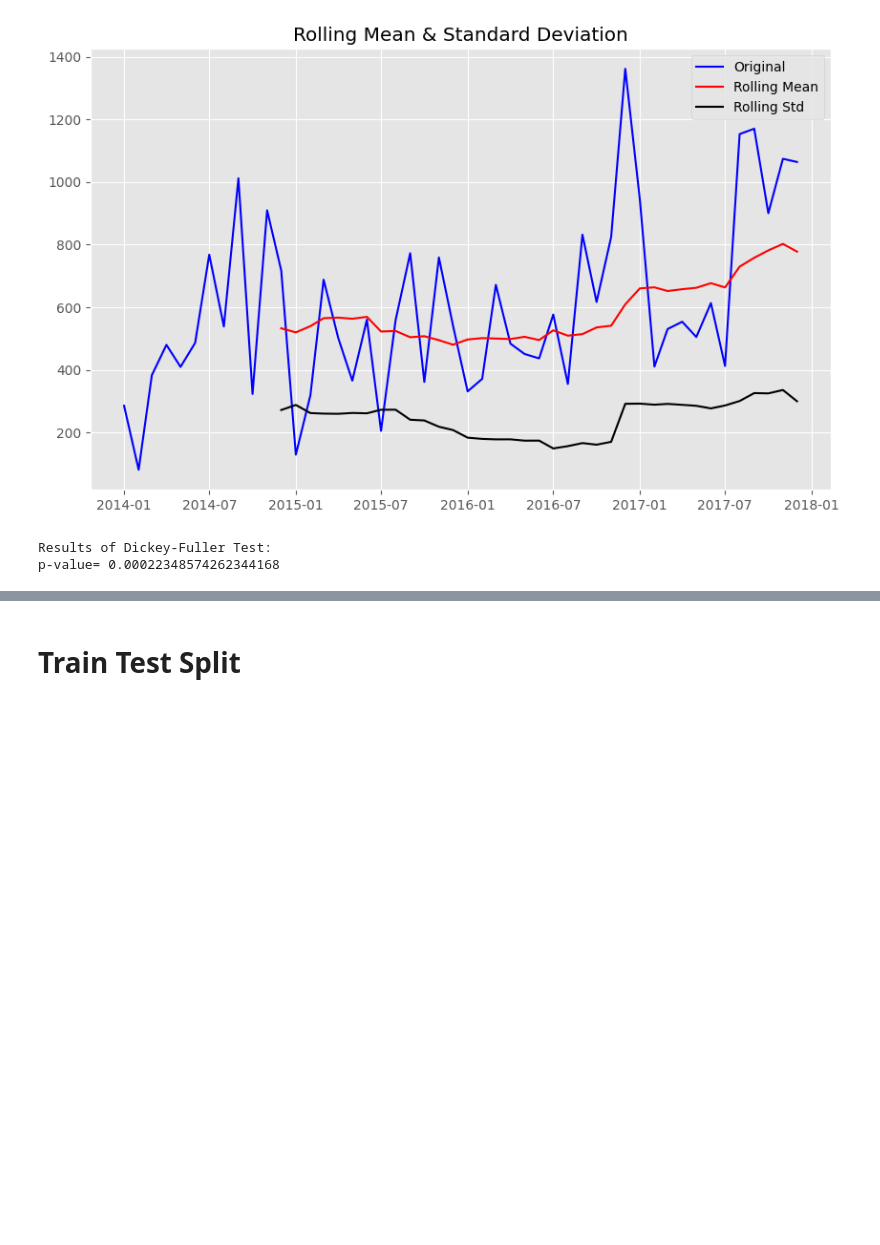
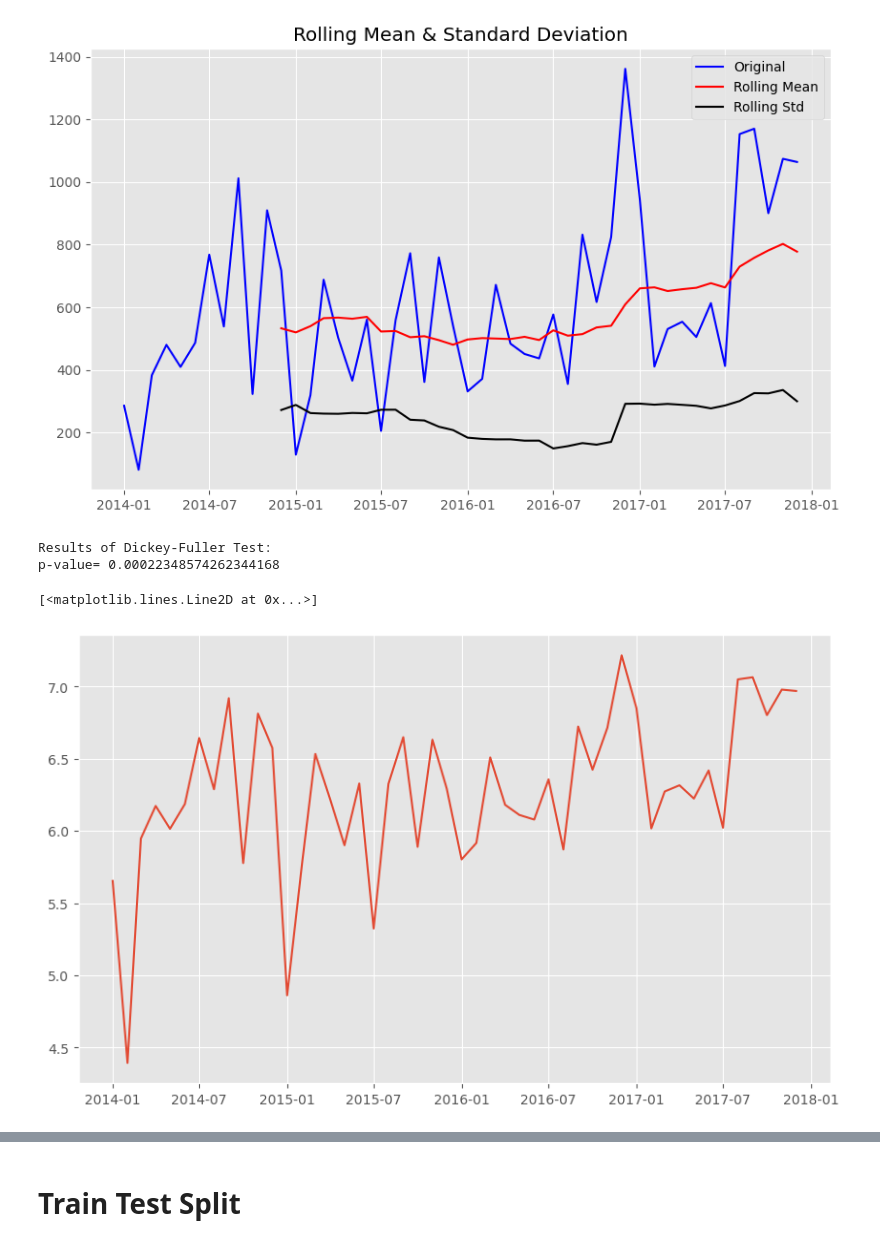
Before and after one commit to s1mphiw3/Custommer-Behaviour-Prediction-Model, a Jupyter notebook: Forecasting_Product_Sales.ipynb, the cells around one changed output, grey strips where cells are left out. Saved outputs shown, nothing was run; the diff lists cells and outputs as text; code cells hidden in the pictures; blank space fills up the shorter version.

```diff
--- a/Forecasting_Product_Sales.ipynb
+++ b/Forecasting_Product_Sales.ipynb
@@ -616,3 +616,9 @@ test_stationarity(df)
 [figure]
 Results of Dickey-Fuller Test:
 p-value= 0.00022348574262344168
+# %%
+ts_log = np.log(df)
+plt.plot(ts_log)
+# %% [output]
+[<matplotlib.lines.Line2D at 0x...>]
+[figure, added]
```
Also changed, not shown: parts of 19 cells of this notebook.
